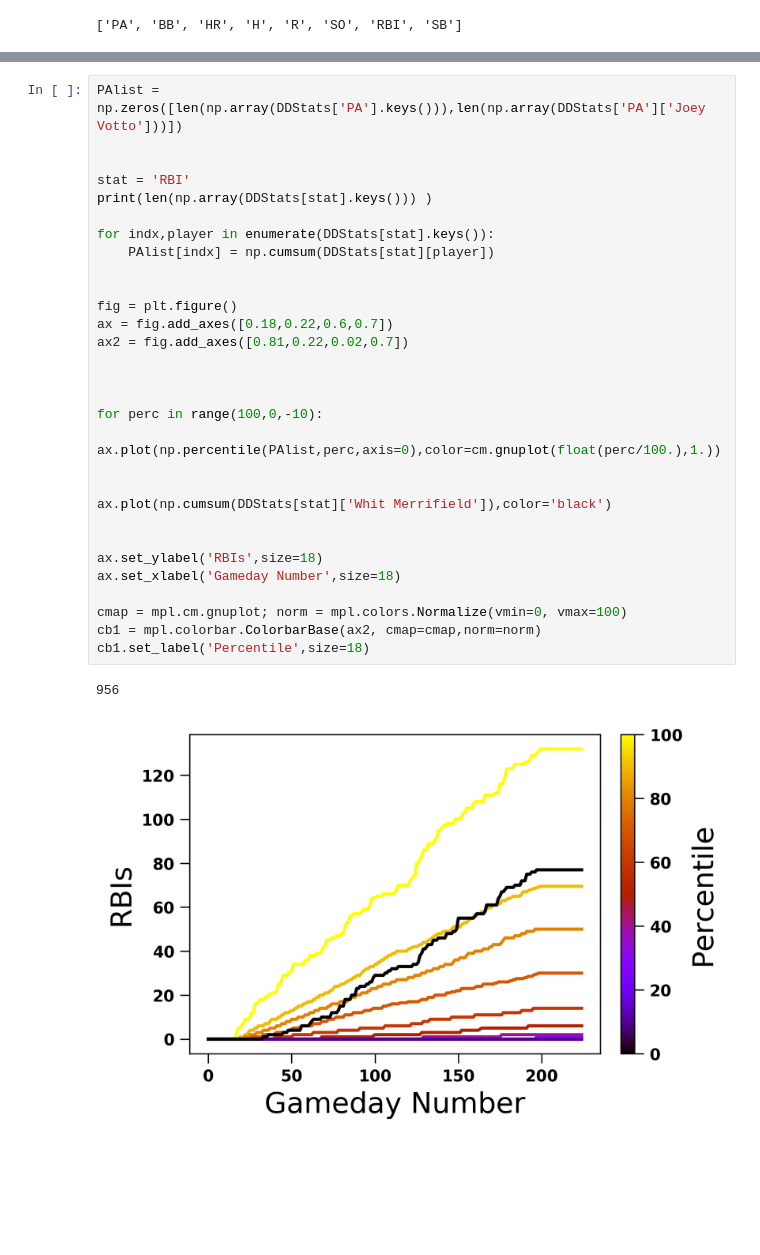
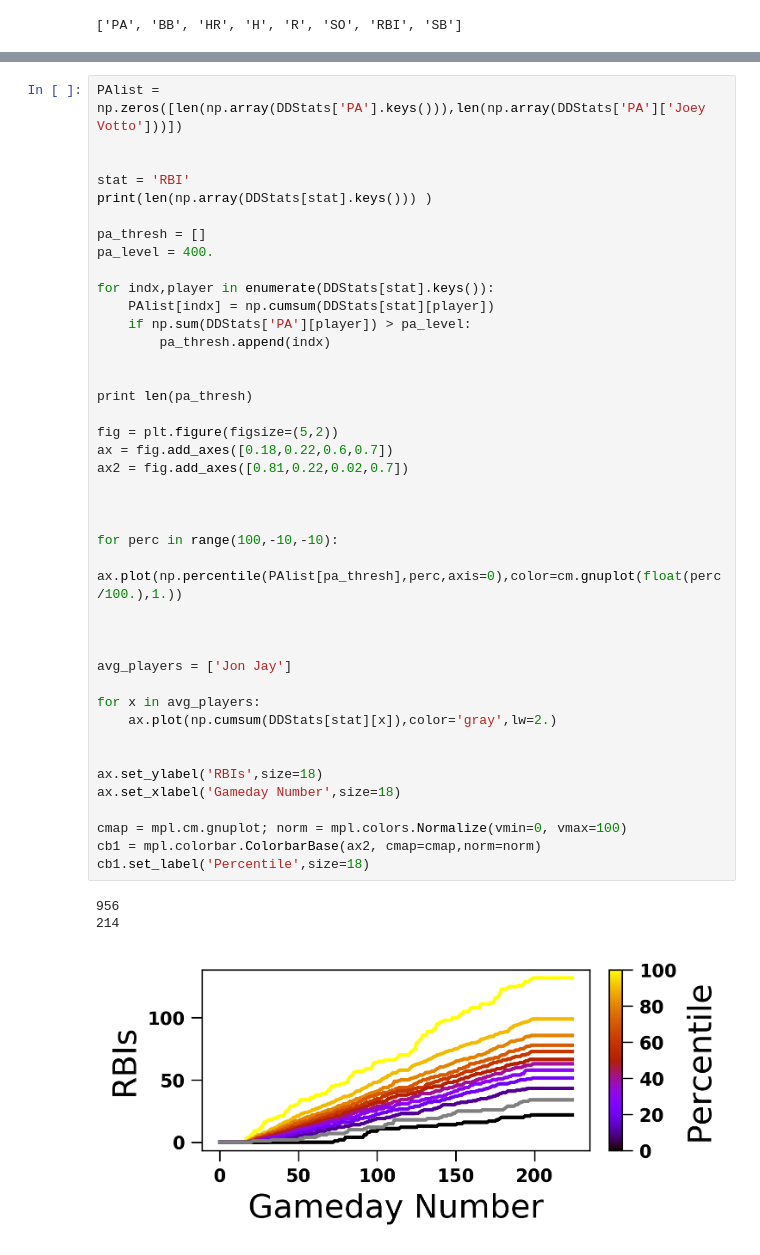
Before and after one commit to fantasy-toolz/2017-MLB-Analysis, a Jupyter notebook: league_notebooks/33-Growth-Chart-I.ipynb, the cells around one changed output, grey strips where cells are left out. Drawn from its saved outputs; the diff is of its cells as text; blank space fills up the shorter version.

```diff
--- a/league_notebooks/33-Growth-Chart-I.ipynb
+++ b/league_notebooks/33-Growth-Chart-I.ipynb
@@ -55,33 +55,45 @@ This cell only needs to be run in the event that player ID numbers change, or ne
 # %%
 PAlist = np.zeros([len(np.array(DDStats['PA'].keys())),len(np.array(DDStats['PA']['Joey Votto']))])
 
 
 stat = 'RBI'
 print(len(np.array(DDStats[stat].keys())) )
 
+pa_thresh = []
+pa_level = 400.
+
 for indx,player in enumerate(DDStats[stat].keys()):
     PAlist[indx] = np.cumsum(DDStats[stat][player])
+    if np.sum(DDStats['PA'][player]) > pa_level:
+        pa_thresh.append(indx)
 
 
-fig = plt.figure()
+print len(pa_thresh)
+
+fig = plt.figure(figsize=(5,2))
 ax = fig.add_axes([0.18,0.22,0.6,0.7])
 ax2 = fig.add_axes([0.81,0.22,0.02,0.7])
 
 
 
-for perc in range(100,0,-10):
-    ax.plot(np.percentile(PAlist,perc,axis=0),color=cm.gnuplot(float(perc/100.),1.))
+for perc in range(100,-10,-10):
+    ax.plot(np.percentile(PAlist[pa_thresh],perc,axis=0),color=cm.gnuplot(float(perc/100.),1.))
 
 
-ax.plot(np.cumsum(DDStats[stat]['Whit Merrifield']),color='black')
+
+avg_players = ['Jon Jay']
+
+for x in avg_players:
+    ax.plot(np.cumsum(DDStats[stat][x]),color='gray',lw=2.)
 
 
 ax.set_ylabel('RBIs',size=18)
 ax.set_xlabel('Gameday Number',size=18)
 
 cmap = mpl.cm.gnuplot; norm = mpl.colors.Normalize(vmin=0, vmax=100)
 cb1 = mpl.colorbar.ColorbarBase(ax2, cmap=cmap,norm=norm)
 cb1.set_label('Percentile',size=18)
 # %% [output]
 956
+214
-[figure, old version]
+[figure, new version]
```
Also changed, not shown: parts of 5 cells of this notebook, 2 other files.
